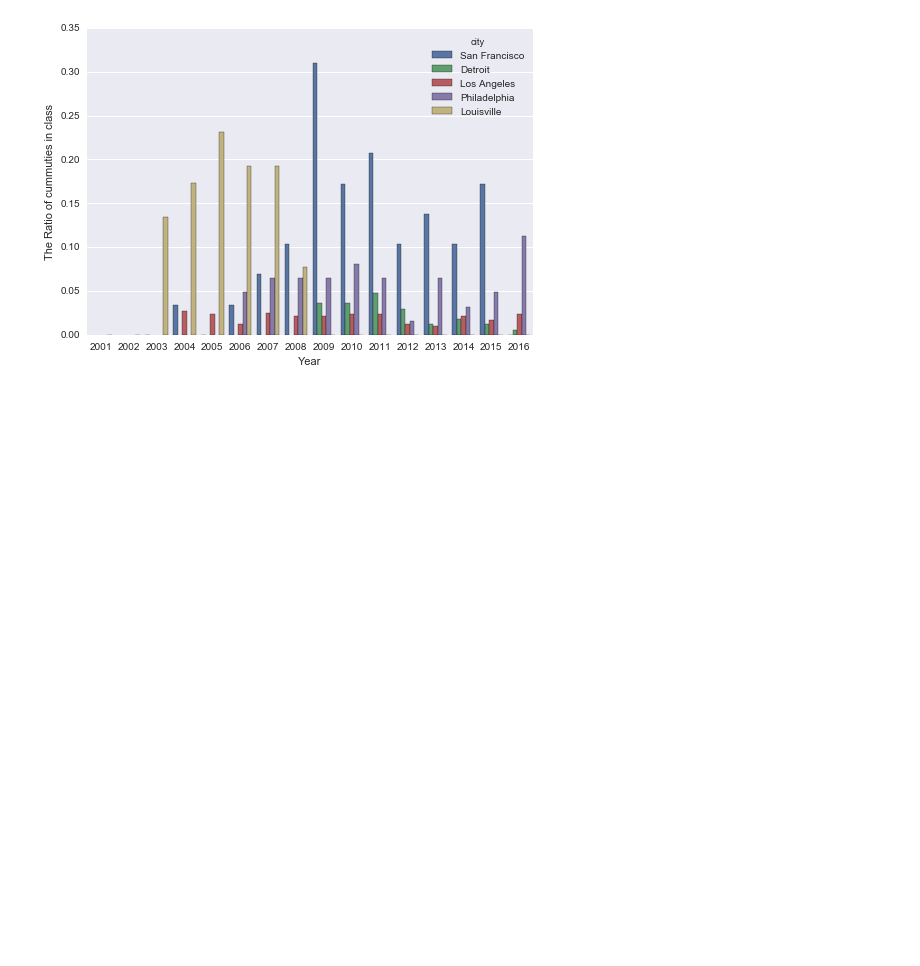
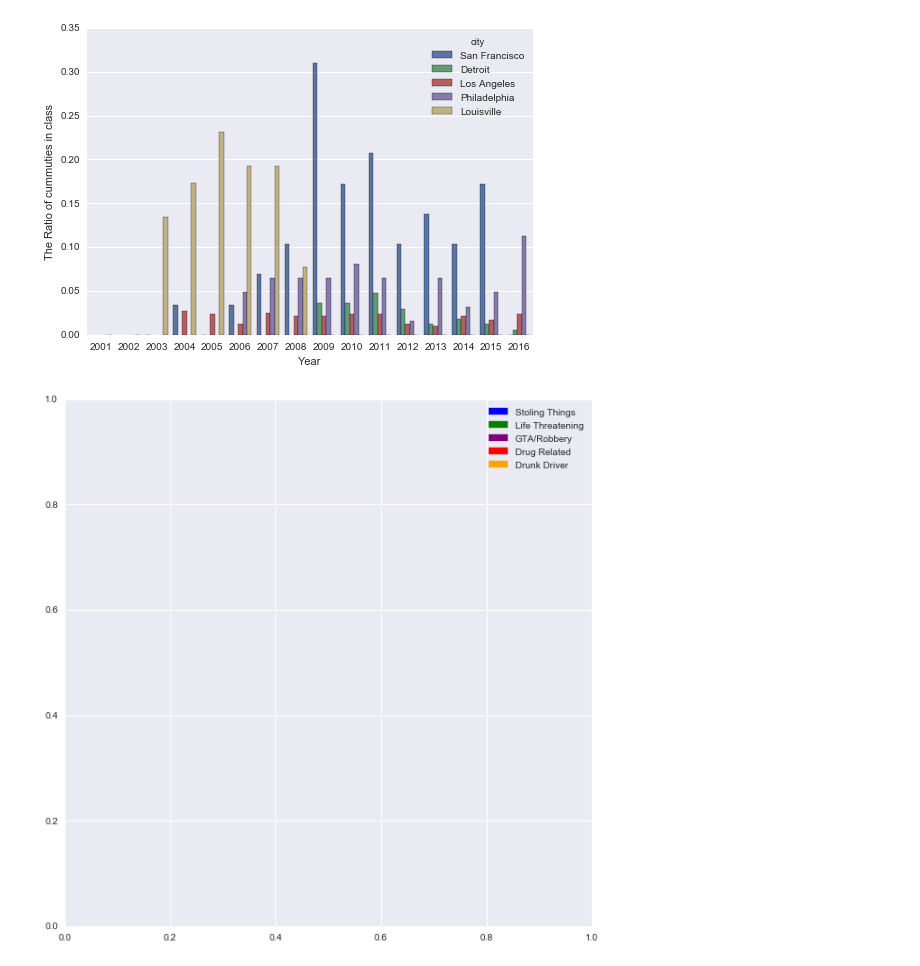
Before and after one commit to livenb/crime_prediction, a Jupyter notebook: compare_city.ipynb, the cells around one changed output. Cells and saved outputs as stored; diff of their text form; code cells hidden in the pictures; blank space fills up the shorter version.

```diff
--- a/compare_city.ipynb
+++ b/compare_city.ipynb
@@ -395,3 +437,17 @@ plt.ylabel('The Ratio of cummuties in class')
 # %% [output]
 <matplotlib.text.Text at 0x...>
 [figure]
+# %%
+import matplotlib.patches as mpatches
+import matplotlib.pyplot as plt
+plt.figure(figsize=(10,10))
+blue_patch = mpatches.Patch(color='blue', label='Stoling Things')
+green_patch = mpatches.Patch(color='green', label='Life Threatening')
+purple_patch = mpatches.Patch(color='purple', label='GTA/Robbery')
+red_patch = mpatches.Patch(color='red', label='Drug Related')
+orange_patch = mpatches.Patch(color='orange', label='Drunk Driver')
+plt.legend(handles=[blue_patch, green_patch, purple_patch, red_patch, orange_patch])
+
+plt.show()
+# %% [output]
+[figure, added]
```
Also changed, not shown: parts of 9 cells of this notebook, 15 other files.
